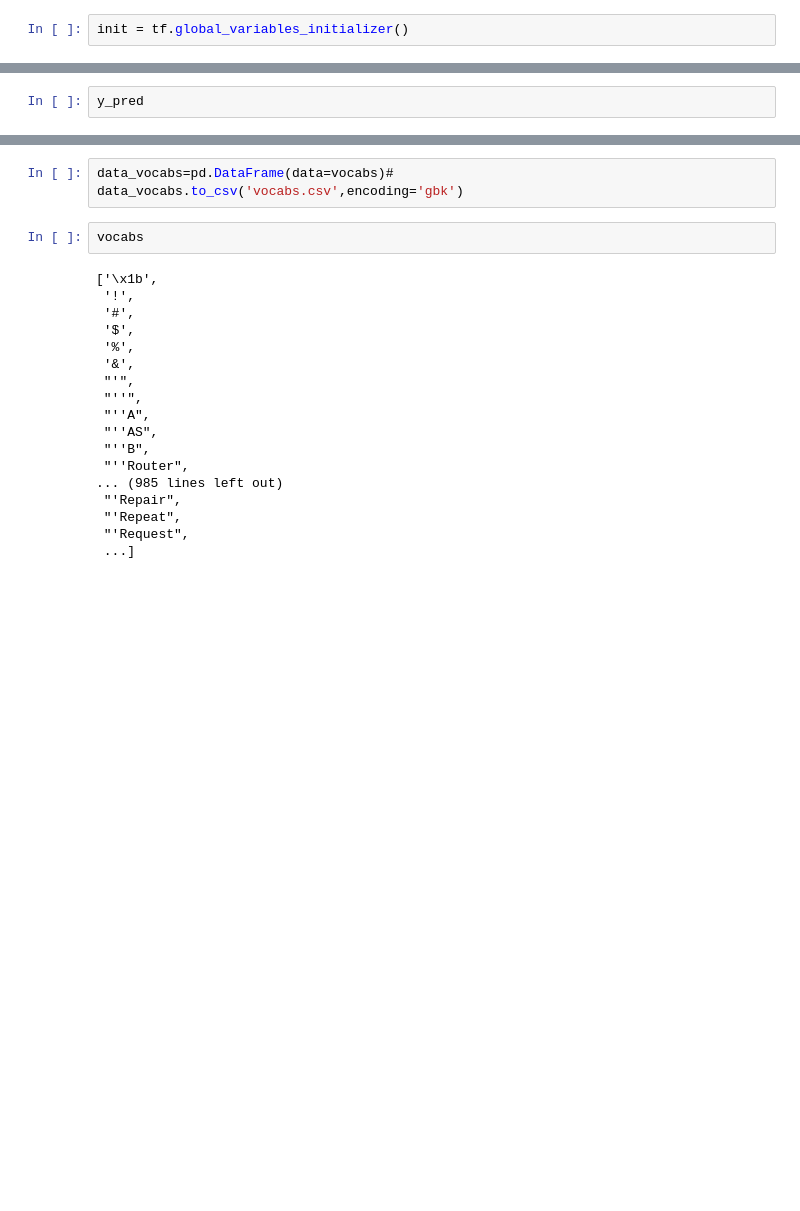
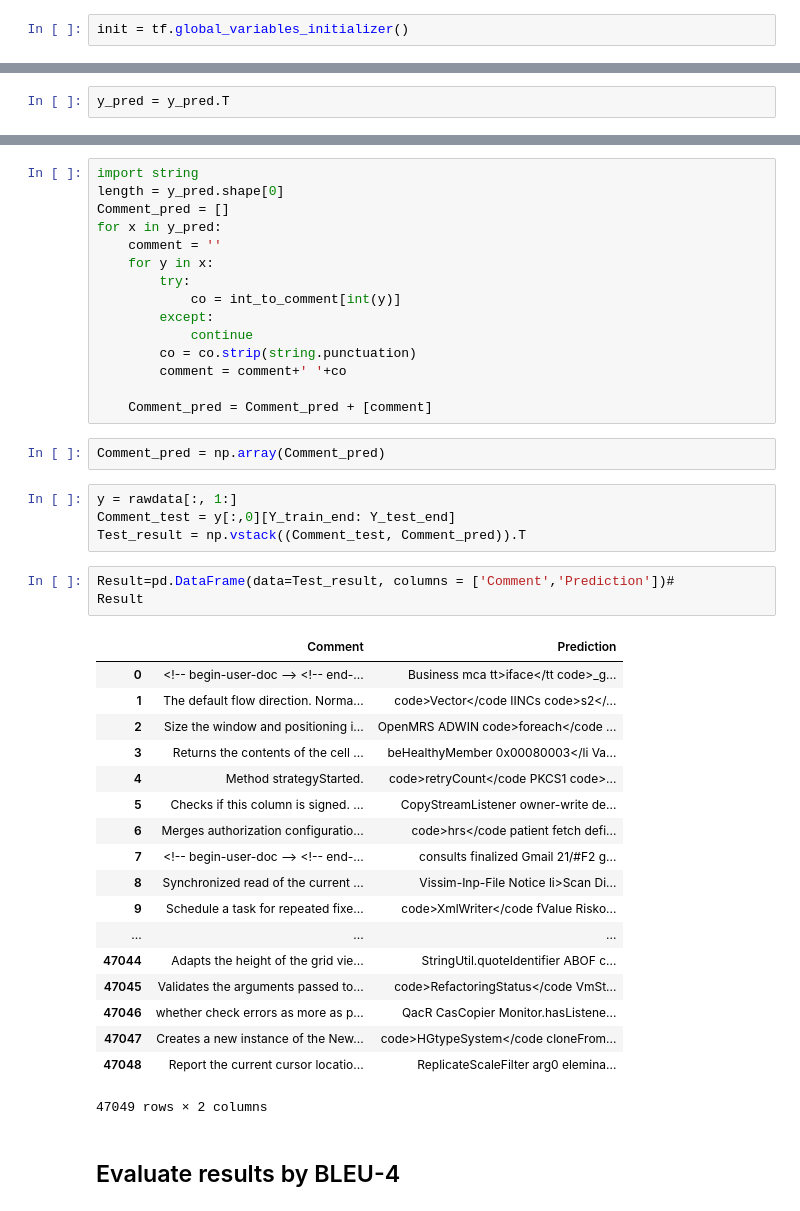
Before and after one commit to ll1195831146/7245-Big-Data-Systems, a Jupyter notebook: Final-CommentGenerator.ipynb, the cells around one changed output, grey strips where cells are left out. Saved outputs shown, nothing was run; the diff lists cells and outputs as text; blank space fills up the shorter version.

```diff
--- a/Final-CommentGenerator.ipynb
+++ b/Final-CommentGenerator.ipynb
@@ -410,2 +477,2 @@ y_pred = [int_to_vocab[c] for c in y_pred]
 # %%
-y_pred
+y_pred = y_pred.T
@@ -461,23 +479,45 @@ AttributeError: 'list' object has no attribute 'to_csv'
-# %%
-data_vocabs=pd.DataFrame(data=vocabs)#
-data_vocabs.to_csv('vocabs.csv',encoding='gbk')
-# %%
-vocabs
-# %% [output]
-['\x1b',
- '!',
- '#',
- '$',
- '%',
- '&',
- "'",
- "''",
- "''A",
- "''AS",
- "''B",
- "''Router",
-... (985 lines left out)
- "'Repair",
- "'Repeat",
- "'Request",
- ...]
+# %%
+import string
+length = y_pred.shape[0]
+Comment_pred = []
+for x in y_pred:
+    comment = ''
+    for y in x:
+        try:
+            co = int_to_comment[int(y)]
+        except:
+            continue
+        co = co.strip(string.punctuation)
+        comment = comment+' '+co
+
+    Comment_pred = Comment_pred + [comment]
+# %%
+Comment_pred = np.array(Comment_pred)
+# %%
+y = rawdata[:, 1:]
+Comment_test = y[:,0][Y_train_end: Y_test_end]
+Test_result = np.vstack((Comment_test, Comment_pred)).T
+# %%
+Result=pd.DataFrame(data=Test_result, columns = ['Comment','Prediction'])#
+Result
+# %% [output]
+|  | Comment | Prediction |
+| 0 | <!-- begin-user-doc --> <!-- end-... | Business mca tt>iface</tt code>_g... |
+| 1 | The default flow direction. Norma... | code>Vector</code IINCs code>s2</... |
+| 2 | Size the window and positioning i... | OpenMRS ADWIN code>foreach</code ... |
+| 3 | Returns the contents of the cell ... | beHealthyMember 0x00080003</li Va... |
+| 4 | Method strategyStarted. | code>retryCount</code PKCS1 code>... |
+| 5 | Checks if this column is signed. ... | CopyStreamListener owner-write de... |
+| 6 | Merges authorization configuratio... | code>hrs</code patient fetch defi... |
+| 7 | <!-- begin-user-doc --> <!-- end-... | consults finalized Gmail 21/#F2 g... |
+| 8 | Synchronized read of the current ... | Vissim-Inp-File Notice li>Scan Di... |
+| 9 | Schedule a task for repeated fixe... | code>XmlWriter</code fValue Risko... |
+| ... | ... | ... |
+| 47044 | Adapts the height of the grid vie... | StringUtil.quoteIdentifier ABOF c... |
+| 47045 | Validates the arguments passed to... | code>RefactoringStatus</code VmSt... |
+| 47046 | whether check errors as more as p... | QacR CasCopier Monitor.hasListene... |
+| 47047 | Creates a new instance of the New... | code>HGtypeSystem</code cloneFrom... |
+| 47048 | Report the current cursor locatio... | ReplicateScaleFilter arg0 elemina... |
+47049 rows × 2 columns
+# %% [markdown]
+## Evaluate results by BLEU-4
```
Also changed, not shown: parts of 116 cells of this notebook, 1 other file.
